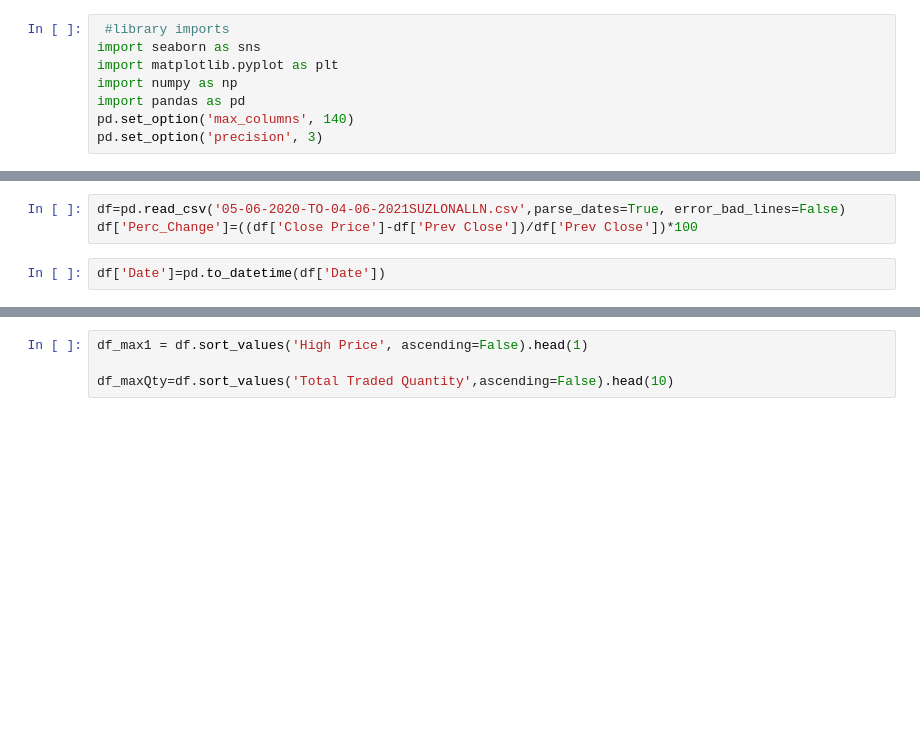
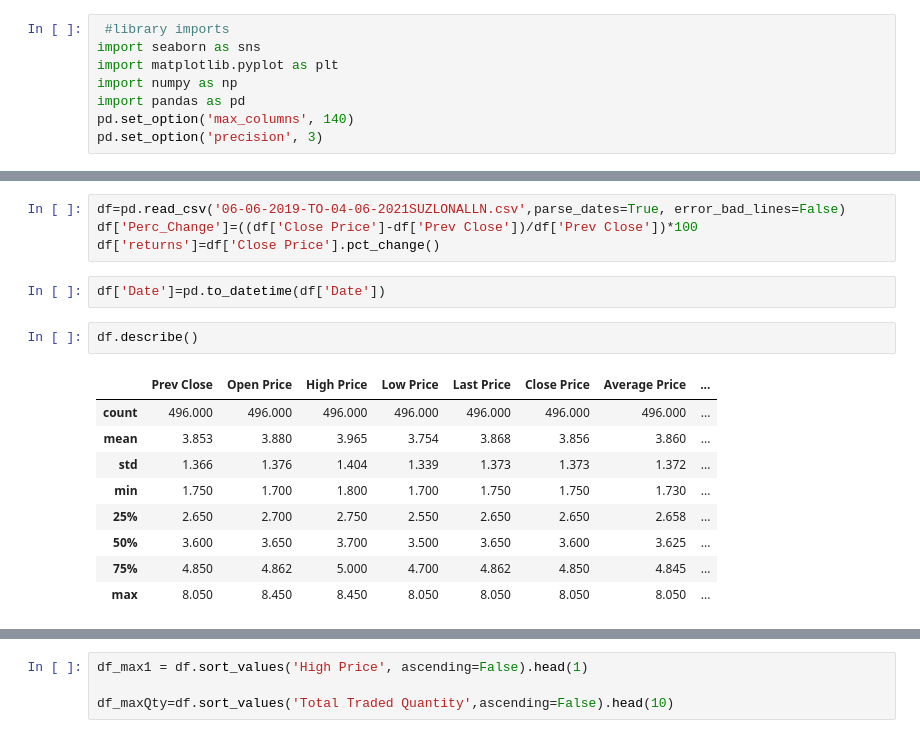
Before and after one commit to thiyagi9/PythonPractises, a Jupyter notebook: Suzlon.ipynb, the cells around one changed output, grey strips where cells are left out. Cells and saved outputs as stored; diff of their text form; blank space fills up the shorter version.

```diff
--- a/Suzlon.ipynb
+++ b/Suzlon.ipynb
@@ -18,7 +18,20 @@ Saving 05-06-2020-TO-04-06-2021SUZLONALLN.csv to 05-06-2020-TO-04-06-2021SUZLONA
 # %%
-df=pd.read_csv('05-06-2020-TO-04-06-2021SUZLONALLN.csv',parse_dates=True, error_bad_lines=False)
+df=pd.read_csv('06-06-2019-TO-04-06-2021SUZLONALLN.csv',parse_dates=True, error_bad_lines=False)
 df['Perc_Change']=((df['Close Price']-df['Prev Close'])/df['Prev Close'])*100
+df['returns']=df['Close Price'].pct_change()
 # %%
 df['Date']=pd.to_datetime(df['Date'])
+# %%
+df.describe()
+# %% [output]
+|  | Prev Close | Open Price | High Price | Low Price | Last Price | Close Price | Average Price | ... |
+| count | 496.000 | 496.000 | 496.000 | 496.000 | 496.000 | 496.000 | 496.000 | ... |
+| mean | 3.853 | 3.880 | 3.965 | 3.754 | 3.868 | 3.856 | 3.860 | ... |
+| std | 1.366 | 1.376 | 1.404 | 1.339 | 1.373 | 1.373 | 1.372 | ... |
+| min | 1.750 | 1.700 | 1.800 | 1.700 | 1.750 | 1.750 | 1.730 | ... |
+| 25% | 2.650 | 2.700 | 2.750 | 2.550 | 2.650 | 2.650 | 2.658 | ... |
+| 50% | 3.600 | 3.650 | 3.700 | 3.500 | 3.650 | 3.600 | 3.625 | ... |
+| 75% | 4.850 | 4.862 | 5.000 | 4.700 | 4.862 | 4.850 | 4.845 | ... |
+| max | 8.050 | 8.450 | 8.450 | 8.050 | 8.050 | 8.050 | 8.050 | ... |
 # %%
 df.head()
```
Also changed, not shown: parts of 23 cells of this notebook.
